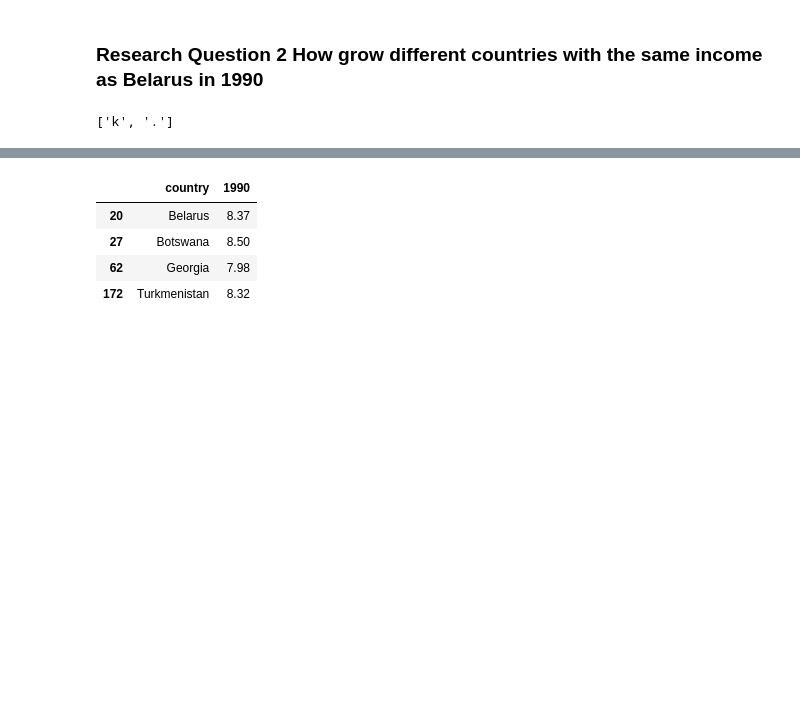
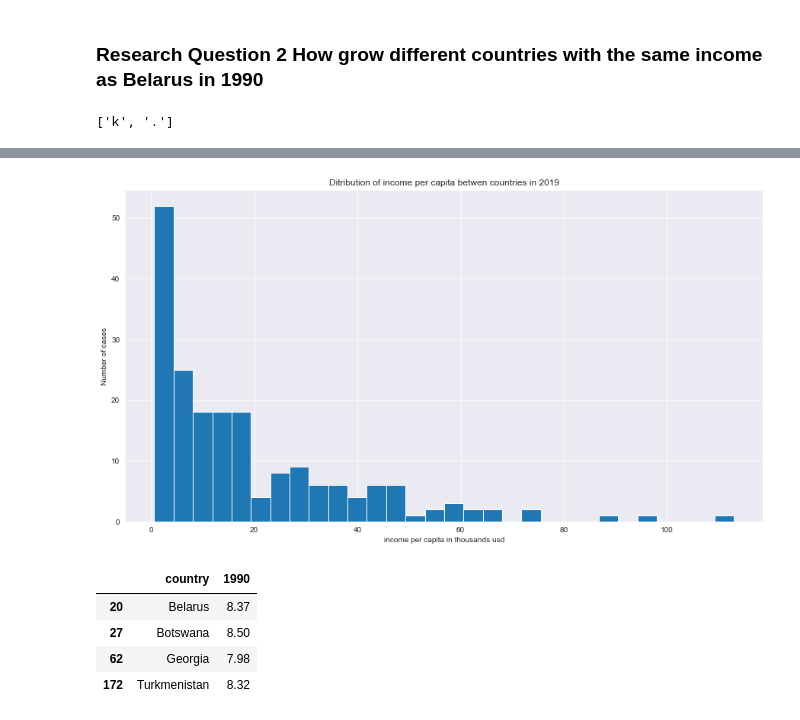
Before and after one commit to Zwuka/Udacity_DA_project1, a Jupyter notebook: investigate-a-dataset-income-of-Belarus.ipynb, the cells around one changed output, grey strips where cells are left out. Cells and saved outputs as stored; diff of their text form; code cells hidden in the pictures; blank space fills up the shorter version.

```diff
--- a/investigate-a-dataset-income-of-Belarus.ipynb
+++ b/investigate-a-dataset-income-of-Belarus.ipynb
@@ -247,3 +278,14 @@ compare_countries_df.loc[:,'1990'] = compare_countries_df.loc[:,'1990'].apply(la
+# %%
+#lets compare graphic above with with distribution in 2019
+compare_countries_2019_df = income_per_capita.loc[:,['country','2019']]
+compare_countries_2019_df.loc[:,'2019'] = compare_countries_2019_df.loc[:,'2019'].apply(lambda x: float(x[:-1]) if 'k' in x else float(x)/1000)
+plt.figure(figsize=(15,8))
+plt.hist((compare_countries_2019_df['2019']),bins=30);
+plt.xlabel('income per capita in thousands usd')
+plt.ylabel('Number of сases')
+plt.title("Ditribution of income per capita betwen countries in 2019");
+# %% [output]
+[figure, added]
 # %%
 bel_inc = float(compare_countries_df.query('country == "Belarus"')['1990']) #let's find what income have Belarus in 1990
 countries = compare_countries_df[compare_countries_df['1990'] > bel_inc*0.95] #create DF with countries that had an income per person lower than Belarus income by 5%
```
Also changed, not shown: parts of 10 cells of this notebook, 1 other file.
